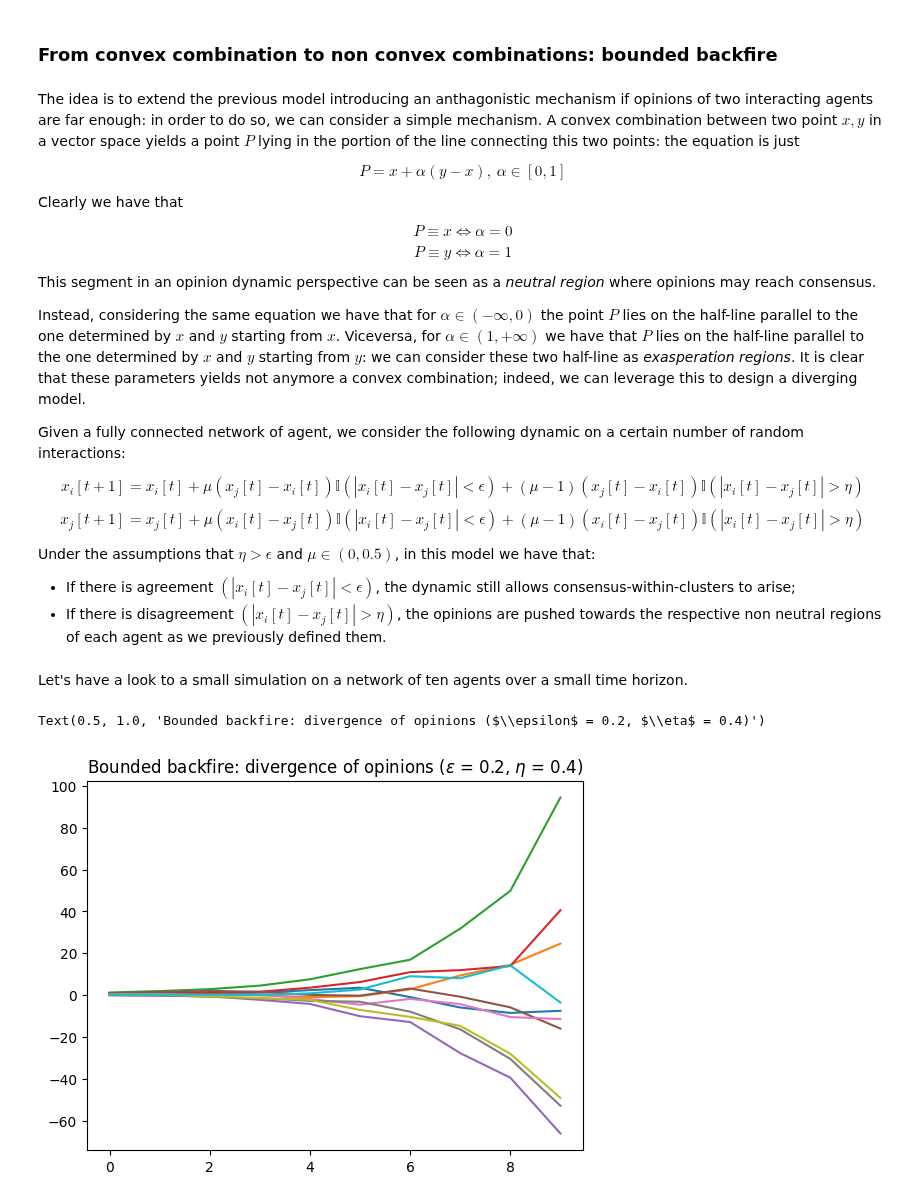
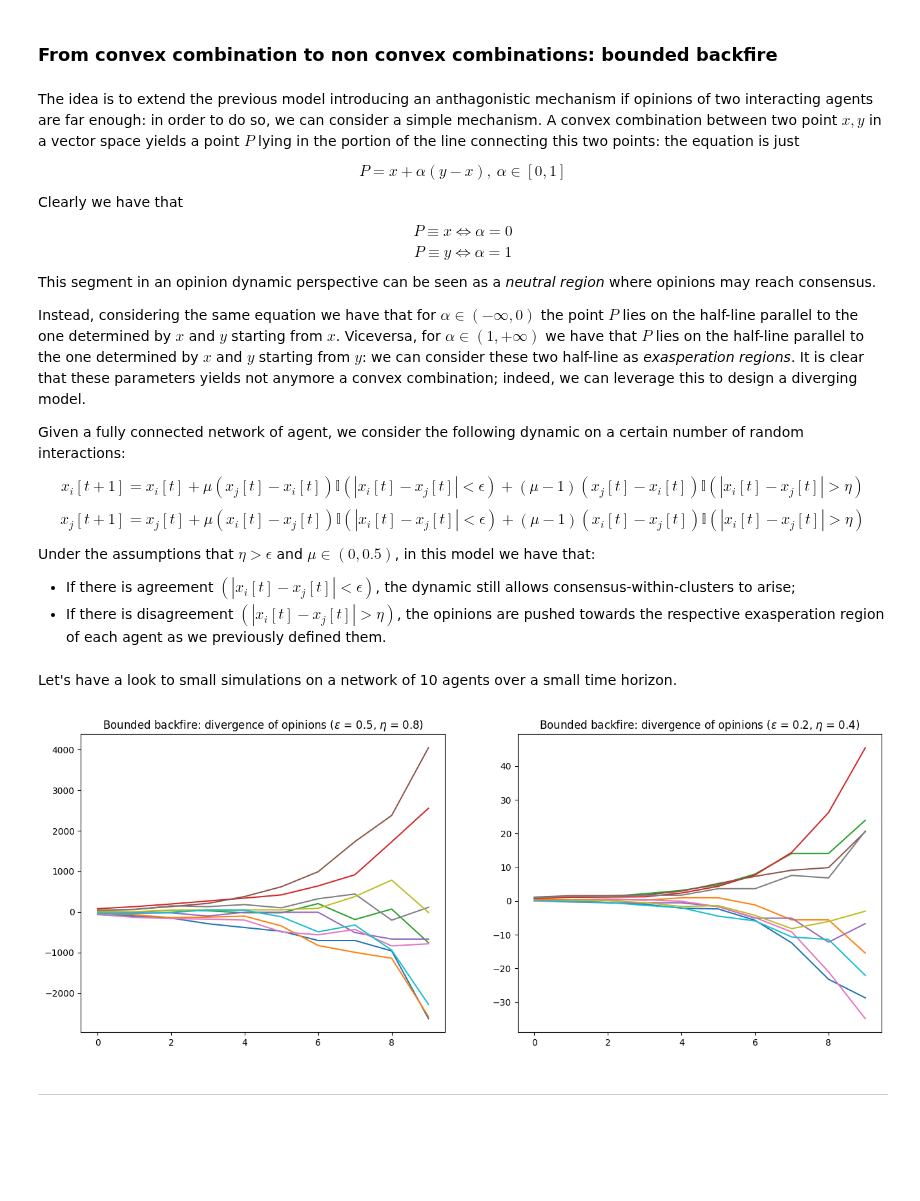
Before and after one commit to LeoDiNino97/SocialNetworks-OnlineMarkets, a Jupyter notebook: Social Networks/Homework/P5/P5.ipynb, the cells around one changed output. Saved outputs shown, nothing was run; the diff lists cells and outputs as text; code cells hidden in the pictures; blank space fills up the shorter version.

```diff
--- a/Social Networks/Homework/P5/P5.ipynb
+++ b/Social Networks/Homework/P5/P5.ipynb
@@ -96,9 +96,9 @@ $$ x_{j}[t+1] = x_j[t] + \mu (x_i[t] - x_j[t]) \mathbb{I} (|x_i[t] - x_j[t]| < \
 
 Under the assumptions that $ \eta > \epsilon$ and $\mu \in (0,0.5)$, in this model we have that:
 + If there is agreement $(|x_i[t] - x_j[t]| < \epsilon)$, the dynamic still allows consensus-within-clusters to arise;
-+ If there is disagreement $(|x_i[t] - x_j[t]| > \eta)$, the opinions are pushed towards the respective non neutral regions of each agent as we previously defined them.
++ If there is disagreement $(|x_i[t] - x_j[t]| > \eta)$, the opinions are pushed towards the respective exasperation region of each agent as we previously defined them.
 # %% [markdown]
-Let's have a look to a small simulation on a network of ten agents over a small time horizon.
+Let's have a look to small simulations on a network of 10 agents over a small time horizon.
 # %%
 N = 10
 G = nx.complete_graph(N)
@@ -114,7 +114,7 @@ M = np.zeros((T,N))
 
 for _ in tqdm(range(T)):
     x_ = X.copy()
-    for e in np.array(G.edges)[np.random.randint(0,len(list(G.edges)), 1000)]:
+    for e in np.array(G.edges)[np.random.randint(0,len(list(G.edges)), 10)]:
         i = e[0]
         j = e[1]
         if np.abs(X[i] - X[j]) < eps:
@@ -125,9 +125,34 @@ for _ in tqdm(range(T)):
             x_[j] = X[j] + (mu - 1) * (X[i] - X[j])
     M[_, :] = x_
     X = x_
+
+eps = 0.5
+eta = 0.8
+mu = 0.5
+
+T = 10
+M_ = np.zeros((T,N))
+
+for _ in tqdm(range(T)):
+    x_ = X.copy()
+    for e in np.array(G.edges)[np.random.randint(0,len(list(G.edges)), 10)]:
+        i = e[0]
+        j = e[1]
+        if np.abs(X[i] - X[j]) < eps:
+            x_[i] = X[i] + mu * (X[j] - X[i])
+            x_[j] = X[j] + mu * (X[i] - X[j])
+        if np.abs(X[i] - X[j]) > eta:
+            x_[i] = X[i] + (mu - 1) * (X[j] - X[i])
+            x_[j] = X[j] + (mu - 1) * (X[i] - X[j])
+    M_[_, :] = x_
+    X = x_
-# %%
-plt.plot(M)
-plt.title('Bounded backfire: divergence of opinions ($\epsilon$ = 0.2, $\eta$ = 0.4)')
-# %% [output]
-Text(0.5, 1.0, 'Bounded backfire: divergence of opinions ($\\epsilon$ = 0.2, $\\eta$ = 0.4)')
-[figure, removed]
+# %%
+fig, axs = plt.subplots(1,2,figsize=(16,6))
+axs[0].plot(M_);
+axs[0].title.set_text('Bounded backfire: divergence of opinions ($\epsilon$ = 0.5, $\eta$ = 0.8)')
+axs[1].plot(M);
+axs[1].title.set_text('Bounded backfire: divergence of opinions ($\epsilon$ = 0.2, $\eta$ = 0.4)')
+# %% [output]
+[figure, added]
+# %% [markdown]
+___________________________________
```
